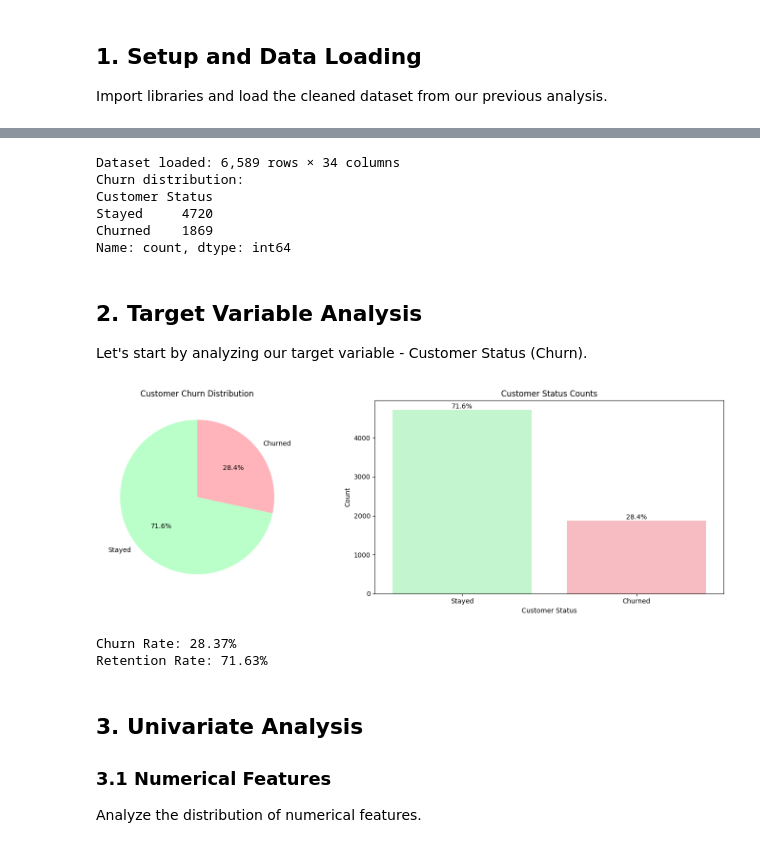
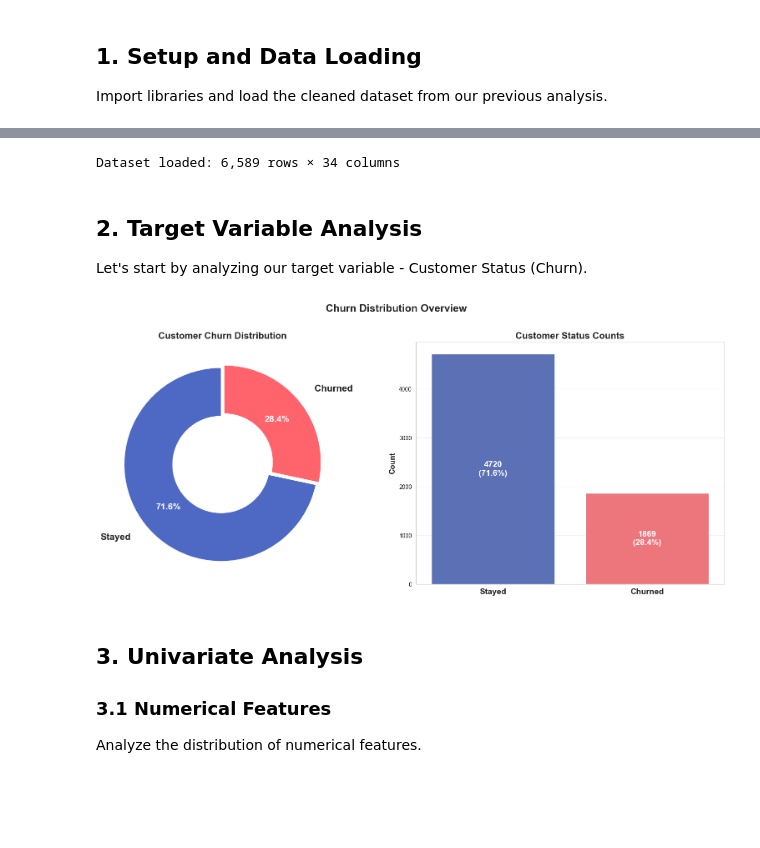
Before and after one commit to Nailfaaz/telecom-customer-churn, a Jupyter notebook: code/02_exploratory_data_analysis.ipynb, the cells around one changed output, grey strips where cells are left out. Cells and saved outputs as stored; diff of their text form; code cells hidden in the pictures; blank space fills up the shorter version.

```diff
--- a/code/02_exploratory_data_analysis.ipynb
+++ b/code/02_exploratory_data_analysis.ipynb
@@ -44,11 +44,23 @@ warnings.filterwarnings('ignore')
 plt.style.use('default')
 plt.rcParams['figure.figsize'] = (12, 6)
 
-# Define custom color palette for churn analysis
-churn_colors = {'Churned': '#FFB3BA', 'Stayed': '#BAFFC9'}
+# Define custom color palette for analysis
+analysis_colors = {
+    'Stayed': '#4d69c4',      # Blue for customers who stayed
+    'Categorical': '#d358b2',  # Purple for categorical features
+    'Churned': '#ff636b',      # Red for churned customers
+    'Numerical': '#ffa600'     # Orange for numerical features
+}
+
+# Set churn-specific colors for seaborn
+churn_colors = {'Churned': analysis_colors['Churned'], 'Stayed': analysis_colors['Stayed']}
 sns.set_palette([churn_colors['Stayed'], churn_colors['Churned']])
 
 print("Libraries imported successfully!")
-print("Custom color scheme set: Churned=#FFB3BA, Stayed=#BAFFC9")
+print("Custom color scheme set:")
+print(f"  Stayed: {analysis_colors['Stayed']}")
+print(f"  Churned: {analysis_colors['Churned']}")
+print(f"  Numerical: {analysis_colors['Numerical']}")
+print(f"  Categorical: {analysis_colors['Categorical']}")
 # %% [output]
 Libraries imported successfully!
@@ -58,54 +74,55 @@ Custom color scheme set: Churned=#FFB3BA, Stayed=#BAFFC9
 df = pd.read_csv('../dataset/telecom_churn_analysis.csv')
 
 print(f"Dataset loaded: {df.shape[0]:,} rows × {df.shape[1]} columns")
-print(f"Churn distribution:")
-print(df['Customer Status'].value_counts())
 # %% [output]
 Dataset loaded: 6,589 rows × 34 columns
-Churn distribution:
-Customer Status
-Stayed     4720
-Churned    1869
-Name: count, dtype: int64
 # %% [markdown]
 ## 2. Target Variable Analysis <a class="anchor" id="target_variable_analysis"></a>
 
 Let's start by analyzing our target variable - Customer Status (Churn).
 # %%
-# Churn distribution analysis
-fig, axes = plt.subplots(1, 2, figsize=(15, 5))
+import matplotlib.pyplot as plt
+import seaborn as sns
 
-# Count plot with custom colors
+sns.set_style("whitegrid")
+fig, axes = plt.subplots(1, 2, figsize=(16, 7))
+
 churn_counts = df['Customer Status'].value_counts()
 colors = [churn_colors[status] for status in churn_counts.index]
 
-axes[0].pie(churn_counts.values, labels=churn_counts.index, autopct='%1.1f%%',
-           startangle=90, colors=colors)
-axes[0].set_title('Customer Churn Distribution')
+# Pie chart
+explode = [0.02] * len(churn_counts)
+wedges, texts, autotexts = axes[0].pie(
+    churn_counts.values, labels=churn_counts.index, autopct='%1.1f%%',
+    startangle=90, colors=colors, wedgeprops=dict(width=0.5, edgecolor='white'),
+    pctdistance=0.7, labeldistance=1.2, explode=explode
+)
+for t in texts: t.set_fontsize(16); t.set_fontweight("bold")
+for at in autotexts: at.set_fontsize(15); at.set_fontweight("bold"); at.set_color("white")
+axes[0].set_title("Customer Churn Distribution", fontsize=16, fontweight="bold")
 
-# Bar plot with percentages
+# Bar plot
 sns.countplot(data=df, x='Customer Status', palette=churn_colors, ax=axes[1])
-axes[1].set_title('Customer Status Counts')
-axes[1].set_ylabel('Count')
-
-# Add percentage labels on bars
 total = len(df)
 for p in axes[1].patches:
-    percentage = f'{100 * p.get_height() / total:.1f}%'
-    axes[1].annotate(percentage, (p.get_x() + p.get_width()/2., p.get_height()),
-                    ha='center', va='bottom')
+    count, perc = p.get_height(), 100 * p.get_height() / total
+    axes[1].annotate(f"{int(count)}\n({perc:.1f}%)",
+                     (p.get_x() + p.get_width()/2., count/2),
+                     ha="center", va="center", fontsize=14,
+                     fontweight="bold", color="white")
+axes[1].set_title("Customer Status Counts", fontsize=16, fontweight="bold")
+axes[1].set_ylabel("Count", fontsize=13, fontweight="bold")
+axes[1].set_xlabel("")
+axes[1].tick_params(axis="x", labelsize=14, width=2)
+for tick in axes[1].get_xticklabels():
+    tick.set_fontsize(14); tick.set_fontweight("bold")
+axes[1].grid(axis="y", alpha=0.3)
 
+plt.suptitle("Churn Distribution Overview", fontsize=18, fontweight="bold", y=1.02)
 plt.tight_layout()
 plt.show()
-
-# Print summary statistics
-churn_rate = (churn_counts['Churned'] / churn_counts.sum()) * 100
-print(f"\nChurn Rate: {churn_rate:.2f}%")
-print(f"Retention Rate: {100 - churn_rate:.2f}%")
 # %% [output]
-[figure, old version]
+[figure, new version]
-Churn Rate: 28.37%
-Retention Rate: 71.63%
 # %% [markdown]
 ## 3. Univariate Analysis <a class="anchor" id="univariate_analysis"></a>
 
```
Also changed, not shown: parts of 28 cells of this notebook.
